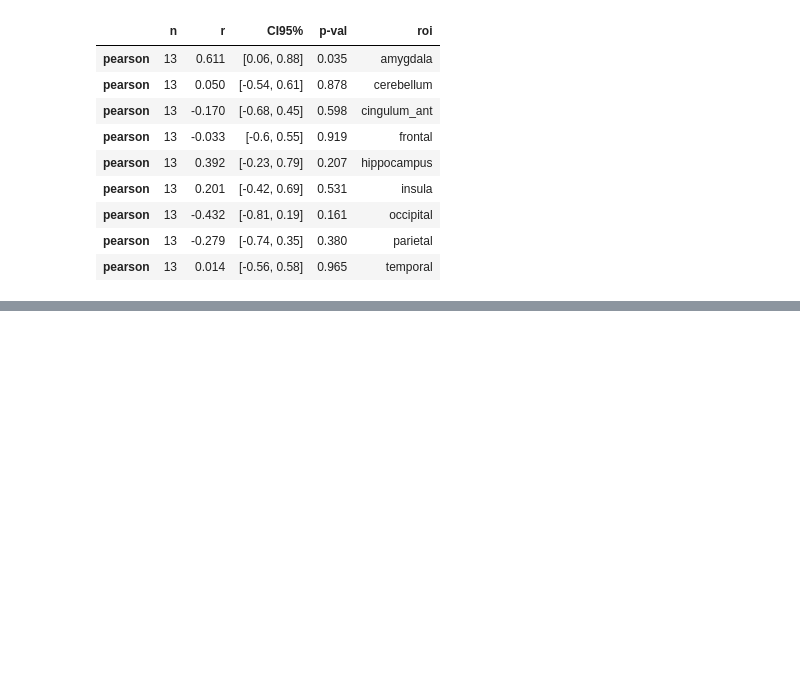
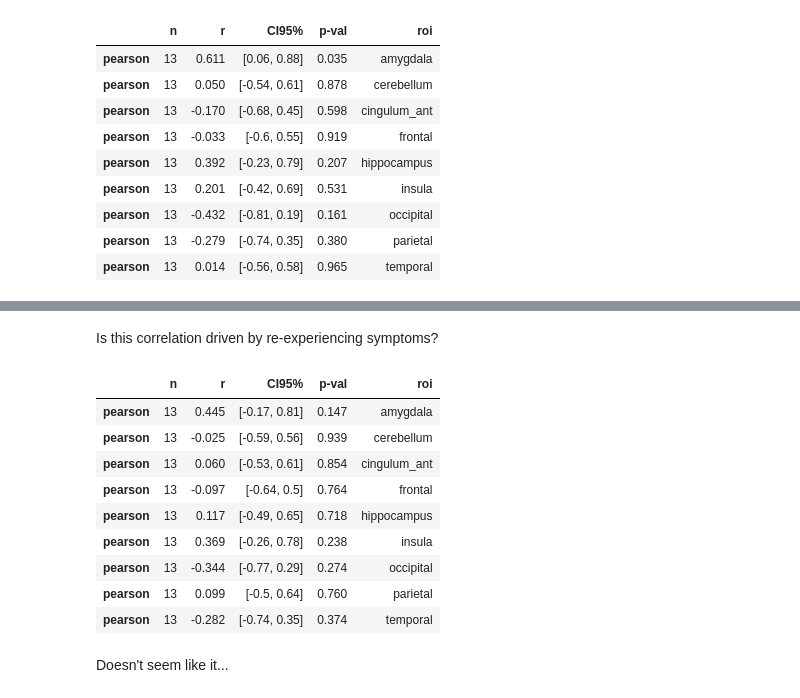
Before and after one commit to KoremNSN/CB1rPTSD, a Jupyter notebook: HC_PTSD_amygdala.ipynb, the cells around one changed output, grey strips where cells are left out. Saved outputs shown, nothing was run; the diff lists cells and outputs as text; code cells hidden in the pictures; blank space fills up the shorter version.

```diff
--- a/HC_PTSD_amygdala.ipynb
+++ b/HC_PTSD_amygdala.ipynb
@@ -439,0 +466,27 @@ The higher the ratio of CB1r in the amygdala to CB1r in the rest of the brain, t
+# %% [markdown]
+
+Is this correlation driven by re-experiencing symptoms?
+# %%
+Bpcor = pd.DataFrame()
+PTSD['glob_sig'] = PTSD[['amygdala', 'caudate', 'cerebellum', 'cingulum_ant', 'cingulum_post', 'frontal', 'hippocampus', 'insula', 'occipital', 'parietal', 'putamen', 'temporal', 'thalamus']].mean(axis = 1)
+for roi in ROIs:
+    try:
+        rcor = pg.partial_corr(data=PTSD, x='B', y=roi, covar='glob_sig').round(3)
+        rcor['roi'] = roi
+        Bpcor = Bpcor.append(rcor)
+    except:
+        print('skip')
+Bpcor
+# %% [output]
+|  | n | r | CI95% | p-val | roi |
+| pearson | 13 | 0.445 | [-0.17, 0.81] | 0.147 | amygdala |
+| pearson | 13 | -0.025 | [-0.59, 0.56] | 0.939 | cerebellum |
+| pearson | 13 | 0.060 | [-0.53, 0.61] | 0.854 | cingulum_ant |
+| pearson | 13 | -0.097 | [-0.64, 0.5] | 0.764 | frontal |
+| pearson | 13 | 0.117 | [-0.49, 0.65] | 0.718 | hippocampus |
+| pearson | 13 | 0.369 | [-0.26, 0.78] | 0.238 | insula |
+| pearson | 13 | -0.344 | [-0.77, 0.29] | 0.274 | occipital |
+| pearson | 13 | 0.099 | [-0.5, 0.64] | 0.760 | parietal |
+| pearson | 13 | -0.282 | [-0.74, 0.35] | 0.374 | temporal |
+# %% [markdown]
+Doesn't seem like it...
```
Also changed, not shown: parts of 14 cells of this notebook.
